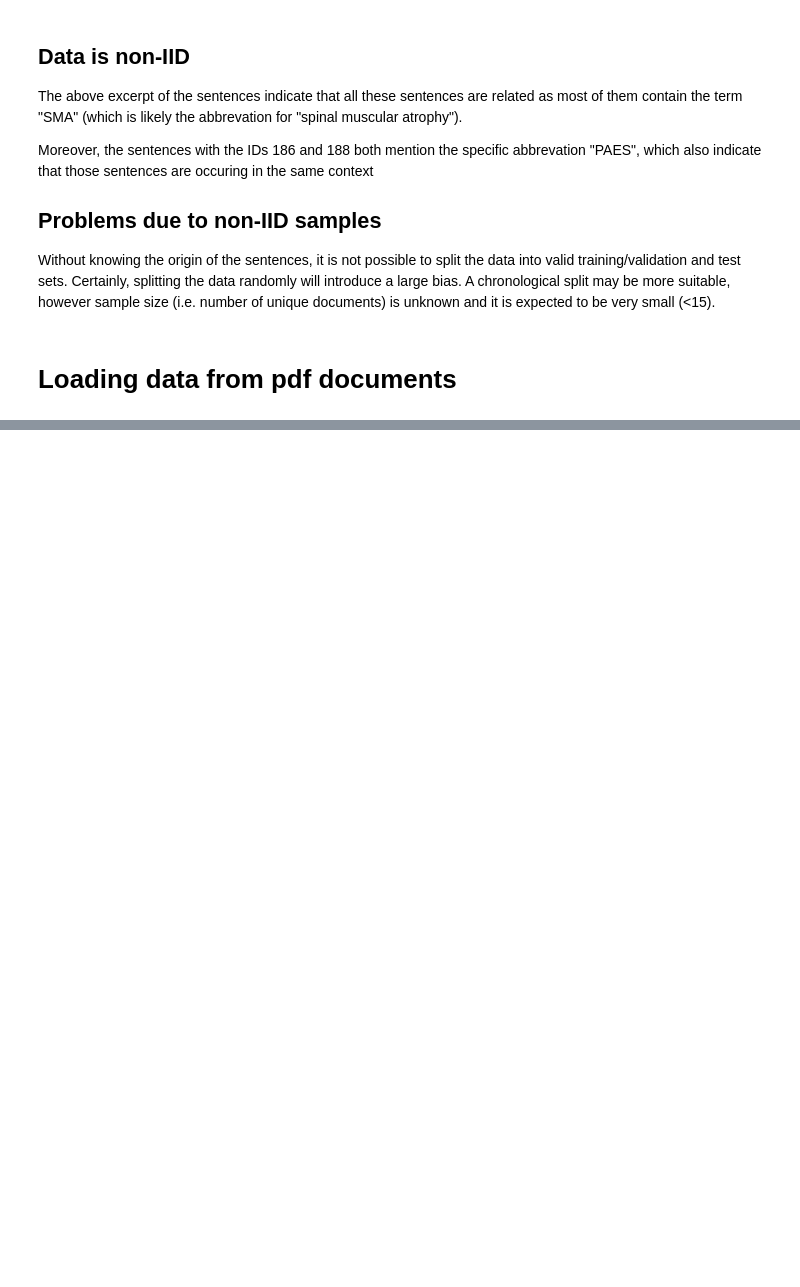
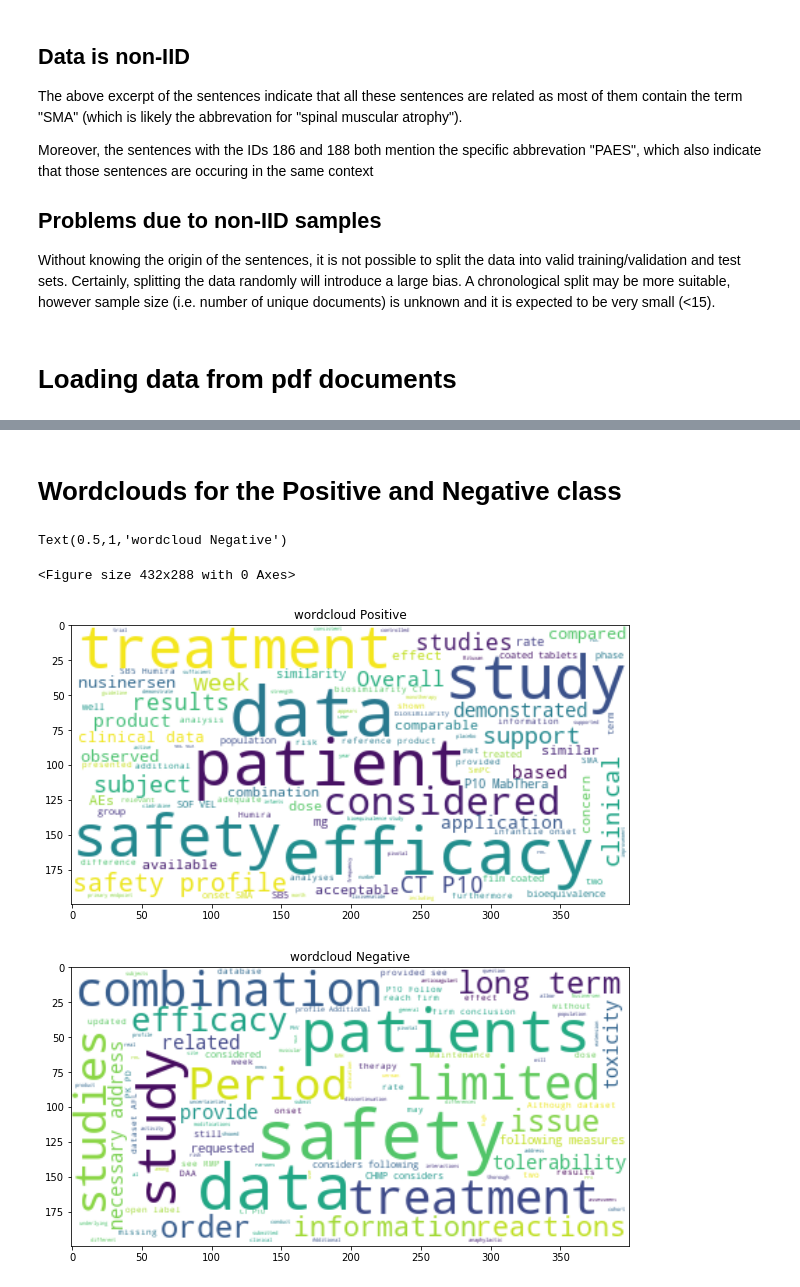
Before and after one commit to sharpheisenberg/EMA_health_feedback, a Jupyter notebook: Data_Exploration.ipynb, the cells around one changed output, grey strips where cells are left out. Drawn from its saved outputs; the diff is of its cells as text; code cells hidden in the pictures; blank space fills up the shorter version.

```diff
--- a/Data_Exploration.ipynb
+++ b/Data_Exploration.ipynb
@@ -98,0 +120,21 @@ for filename in ['WC500057122.pdf', 'WC500135744.pdf']:
+# %% [markdown]
+#  Wordclouds for the Positive and Negative class
+# %%
+#!pip3 install wordcloud==2.2.2
+import wordcloud
+plt.figure()
+cloud = wordcloud.WordCloud(max_font_size=50, max_words=100, background_color="white").generate(' '.join(dat['Sentence'][dat.label_str == 'Positive']))
+plt.figure(figsize=[10,7])
+plt.imshow(cloud, interpolation="bilinear")
+plt.title('wordcloud Positive')
+
+
+cloud = wordcloud.WordCloud(max_font_size=50, max_words=100, background_color="white").generate(' '.join(dat['Sentence'][dat.label_str == 'Negative']))
+plt.figure(figsize=[10,7])
+plt.imshow(cloud, interpolation="bilinear")
+plt.title('wordcloud Negative')
+# %% [output]
+Text(0.5,1,'wordcloud Negative')
+<Figure size 432x288 with 0 Axes>
+[figure, added]
+[figure, added]
```
Also changed, not shown: parts of 4 cells of this notebook, 2 other files.
